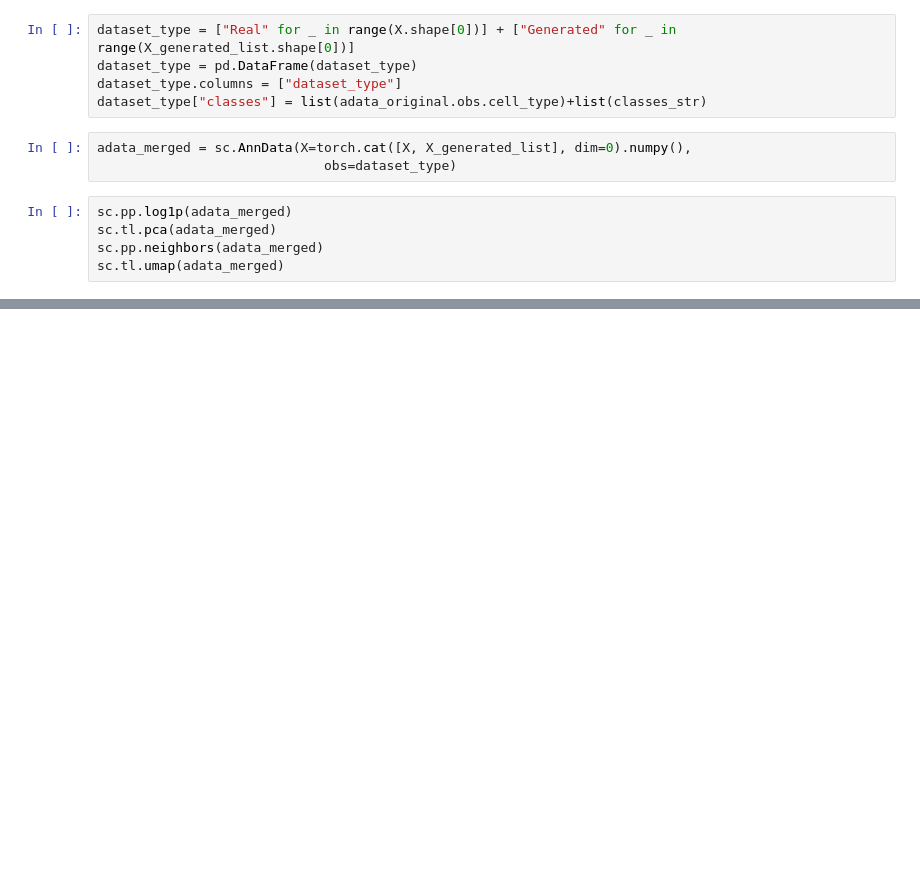
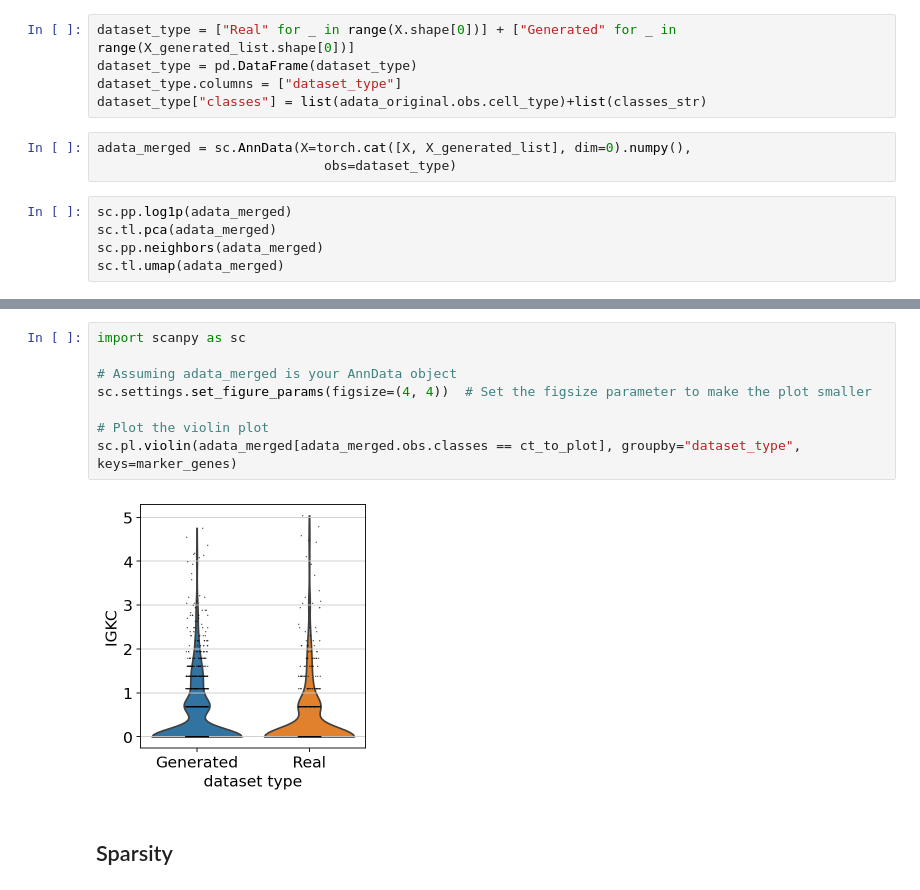
Before and after one commit to theislab/CFGen, a Jupyter notebook: notebooks/experiments/test_generation_neurips_autoencoder.ipynb, the cells around one changed output, grey strips where cells are left out. Saved outputs shown, nothing was run; the diff lists cells and outputs as text; blank space fills up the shorter version.

```diff
--- a/notebooks/experiments/test_generation_neurips_autoencoder.ipynb
+++ b/notebooks/experiments/test_generation_neurips_autoencoder.ipynb
@@ -342,0 +389,12 @@ sc.pl.umap(adata_merged, color=["classes","dataset_type"])
+# %%
+import scanpy as sc
+
+# Assuming adata_merged is your AnnData object
+sc.settings.set_figure_params(figsize=(4, 4))  # Set the figsize parameter to make the plot smaller
+
+# Plot the violin plot
+sc.pl.violin(adata_merged[adata_merged.obs.classes == ct_to_plot], groupby="dataset_type", keys=marker_genes)
+# %% [output]
+[figure, added]
+# %% [markdown]
+## Sparsity
```
Also changed, not shown: parts of 19 cells of this notebook, 9 other files.
